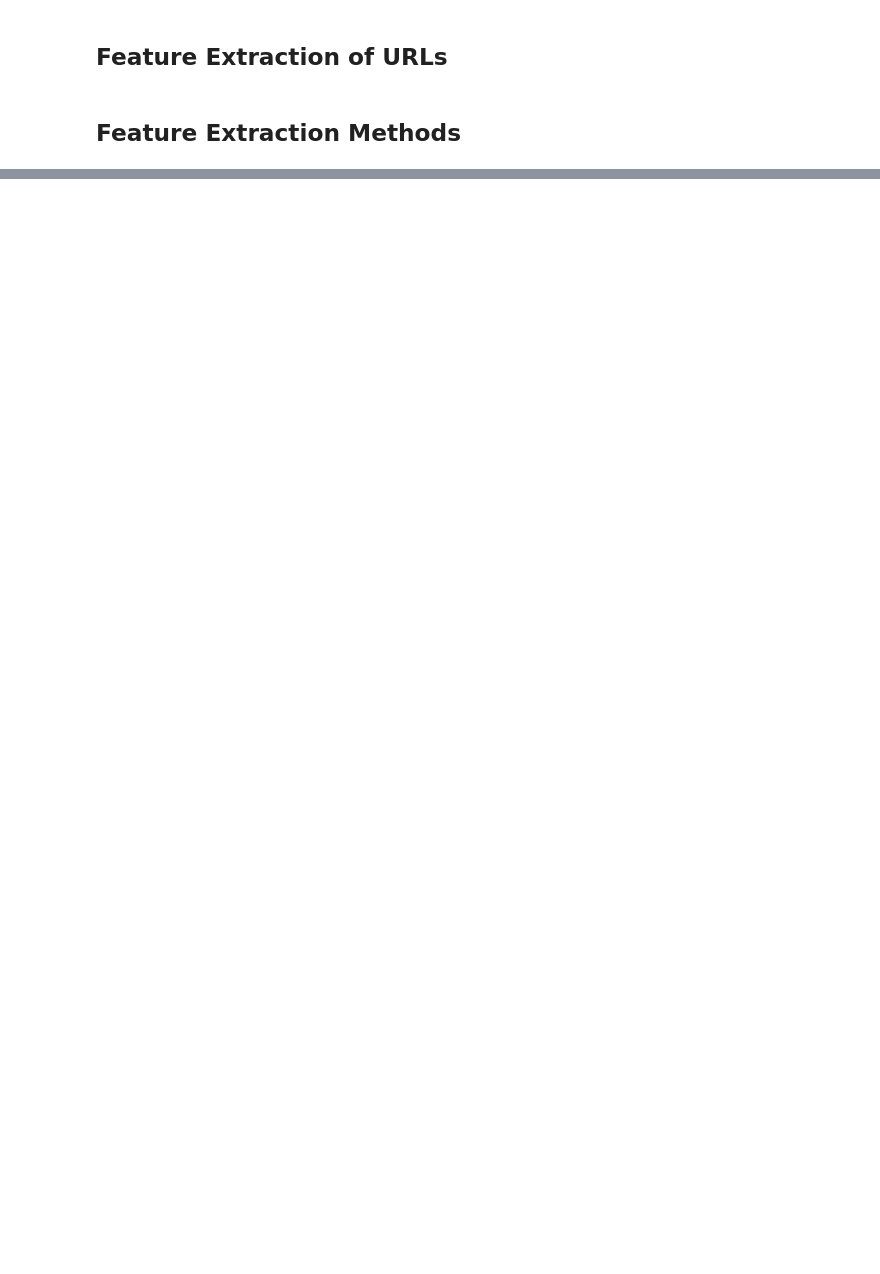
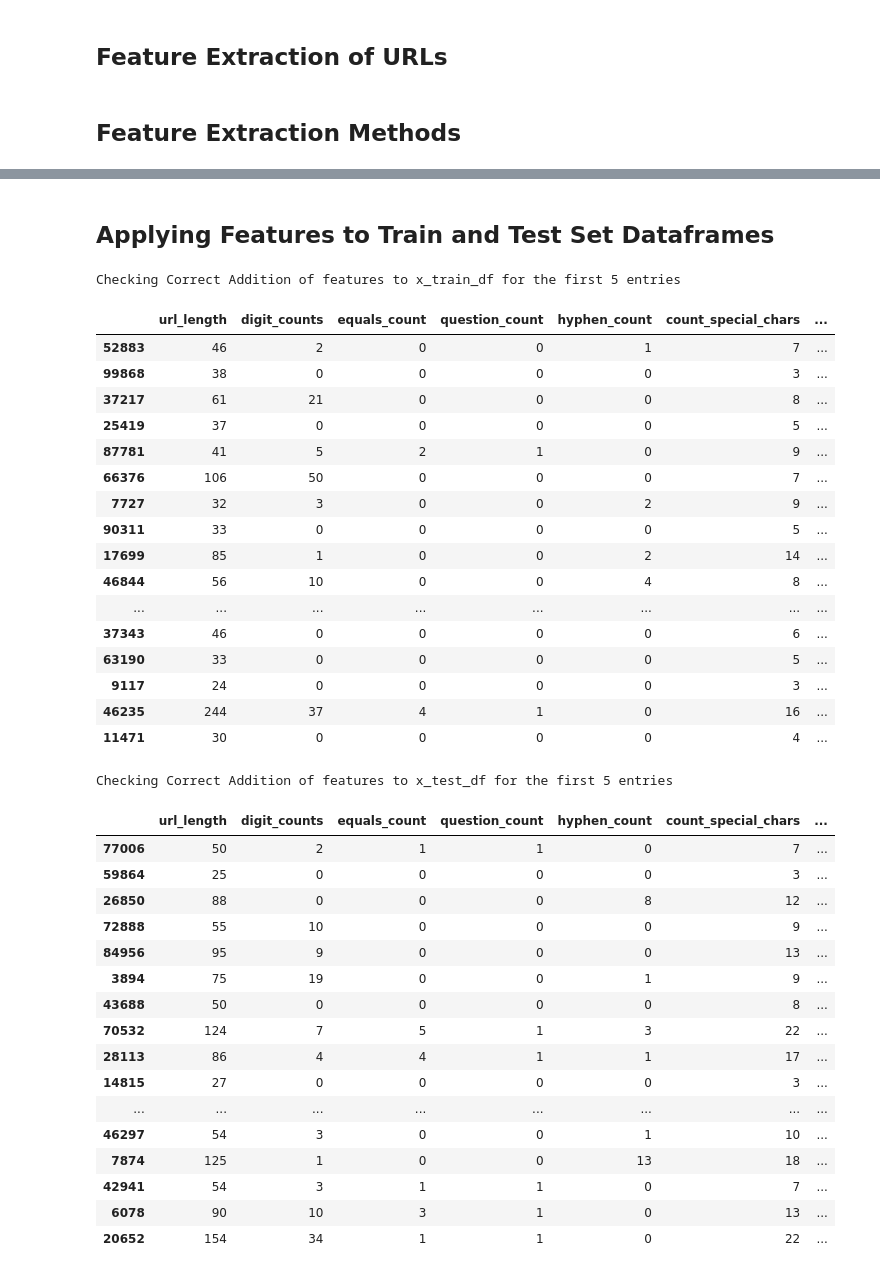
Before and after one commit to T-Geb/Malicious-URL-detection-_-ML, a Jupyter notebook: CS_Capstone.ipynb, the cells around one changed output, grey strips where cells are left out. Saved outputs shown, nothing was run; the diff lists cells and outputs as text; code cells hidden in the pictures; blank space fills up the shorter version.

```diff
--- a/CS_Capstone.ipynb
+++ b/CS_Capstone.ipynb
@@ -239 +389,78 @@ def has_ip(url):
+# %% [markdown]
+
+## Applying Features to Train and Test Set Dataframes
+# %%
+#creating a data frame for x_train and x_test and adding adding the feature extractions as columns in the dataframe
+# Used panda library to create the dataframes the apply method to apply these features to the sets.
+
+x_train_df = pd.DataFrame({
+    'url_length': x_train.apply(get_url_length),
+    'digit_counts': x_train.apply(count_digits),
+    'equals_count' : x_train.apply(equals_count),
+    'question_count' : x_train.apply(question_count),
+    'hyphen_count' : x_train.apply(hyphen_count),
+    'count_special_chars' : x_train.apply(count_special_chars),
+    'https_check' : x_train.apply(https_check),
+    'count_nums_in_domain' : x_train.apply(count_nums_in_domain),
+    'domain_is_ip' : x_train.apply(domain_is_ip),
+    'suspicious_suffix' : x_train.apply(suspicious_suffix),
+    'count_suspicious' : x_train.apply(count_suspicious)
+})
+
+x_test_df = pd.DataFrame({
+    'url_length' : x_test.apply(get_url_length),
+    'digit_counts' : x_test.apply(count_digits),
+    'equals_count' : x_test.apply(equals_count),
+    'question_count' : x_test.apply(question_count),
+    'hyphen_count' : x_test.apply(hyphen_count),
+    'count_special_chars' :x_test.apply(count_special_chars),
+    'https_check' : x_test.apply(https_check),
+    'count_nums_in_domain' : x_test.apply(count_nums_in_domain),
+    'domain_is_ip' : x_test.apply(domain_is_ip),
+    'suspicious_suffix' : x_test.apply(suspicious_suffix),
+    'count_suspicious' : x_test.apply(count_suspicious)
+})
+
+print("Checking Correct Addition of features to x_train_df for the first 5 entries \n")
+display(x_train_df.head(20))
+
+print("Checking Correct Addition of features to x_test_df for the first 5 entries \n")
+display(x_test_df.head(20))
+# %% [output]
+Checking Correct Addition of features to x_train_df for the first 5 entries
+|  | url_length | digit_counts | equals_count | question_count | hyphen_count | count_special_chars | ... |
+| 52883 | 46 | 2 | 0 | 0 | 1 | 7 | ... |
+| 99868 | 38 | 0 | 0 | 0 | 0 | 3 | ... |
+| 37217 | 61 | 21 | 0 | 0 | 0 | 8 | ... |
+| 25419 | 37 | 0 | 0 | 0 | 0 | 5 | ... |
+| 87781 | 41 | 5 | 2 | 1 | 0 | 9 | ... |
+| 66376 | 106 | 50 | 0 | 0 | 0 | 7 | ... |
+| 7727 | 32 | 3 | 0 | 0 | 2 | 9 | ... |
+| 90311 | 33 | 0 | 0 | 0 | 0 | 5 | ... |
+| 17699 | 85 | 1 | 0 | 0 | 2 | 14 | ... |
+| 46844 | 56 | 10 | 0 | 0 | 4 | 8 | ... |
+| ... | ... | ... | ... | ... | ... | ... | ... |
+| 37343 | 46 | 0 | 0 | 0 | 0 | 6 | ... |
+| 63190 | 33 | 0 | 0 | 0 | 0 | 5 | ... |
+| 9117 | 24 | 0 | 0 | 0 | 0 | 3 | ... |
+| 46235 | 244 | 37 | 4 | 1 | 0 | 16 | ... |
+| 11471 | 30 | 0 | 0 | 0 | 0 | 4 | ... |
+Checking Correct Addition of features to x_test_df for the first 5 entries
+|  | url_length | digit_counts | equals_count | question_count | hyphen_count | count_special_chars | ... |
+| 77006 | 50 | 2 | 1 | 1 | 0 | 7 | ... |
+| 59864 | 25 | 0 | 0 | 0 | 0 | 3 | ... |
+| 26850 | 88 | 0 | 0 | 0 | 8 | 12 | ... |
+| 72888 | 55 | 10 | 0 | 0 | 0 | 9 | ... |
+| 84956 | 95 | 9 | 0 | 0 | 0 | 13 | ... |
+| 3894 | 75 | 19 | 0 | 0 | 1 | 9 | ... |
+| 43688 | 50 | 0 | 0 | 0 | 0 | 8 | ... |
+| 70532 | 124 | 7 | 5 | 1 | 3 | 22 | ... |
+| 28113 | 86 | 4 | 4 | 1 | 1 | 17 | ... |
+| 14815 | 27 | 0 | 0 | 0 | 0 | 3 | ... |
+| ... | ... | ... | ... | ... | ... | ... | ... |
+| 46297 | 54 | 3 | 0 | 0 | 1 | 10 | ... |
+| 7874 | 125 | 1 | 0 | 0 | 13 | 18 | ... |
+| 42941 | 54 | 3 | 1 | 1 | 0 | 7 | ... |
+| 6078 | 90 | 10 | 3 | 1 | 0 | 13 | ... |
+| 20652 | 154 | 34 | 1 | 1 | 0 | 22 | ... |
 # %% [markdown]
```
Also changed, not shown: parts of 24 cells of this notebook.
